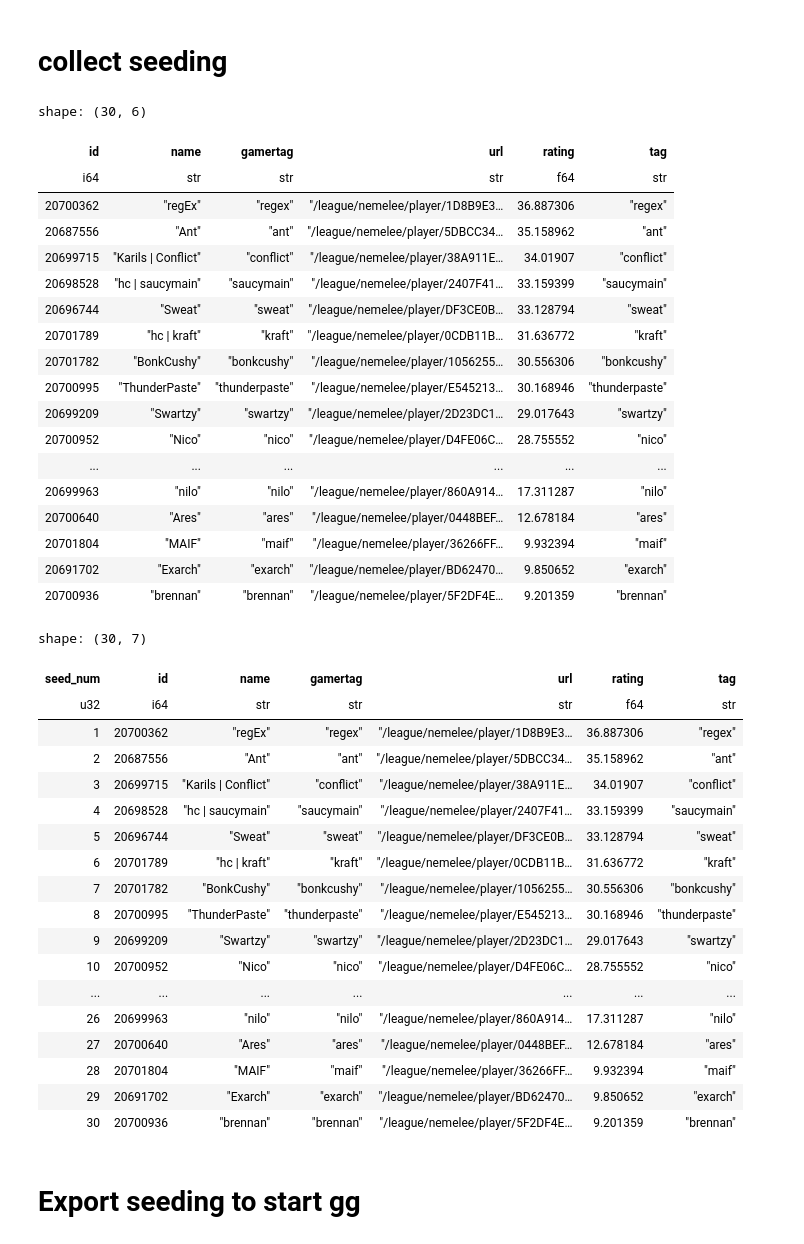
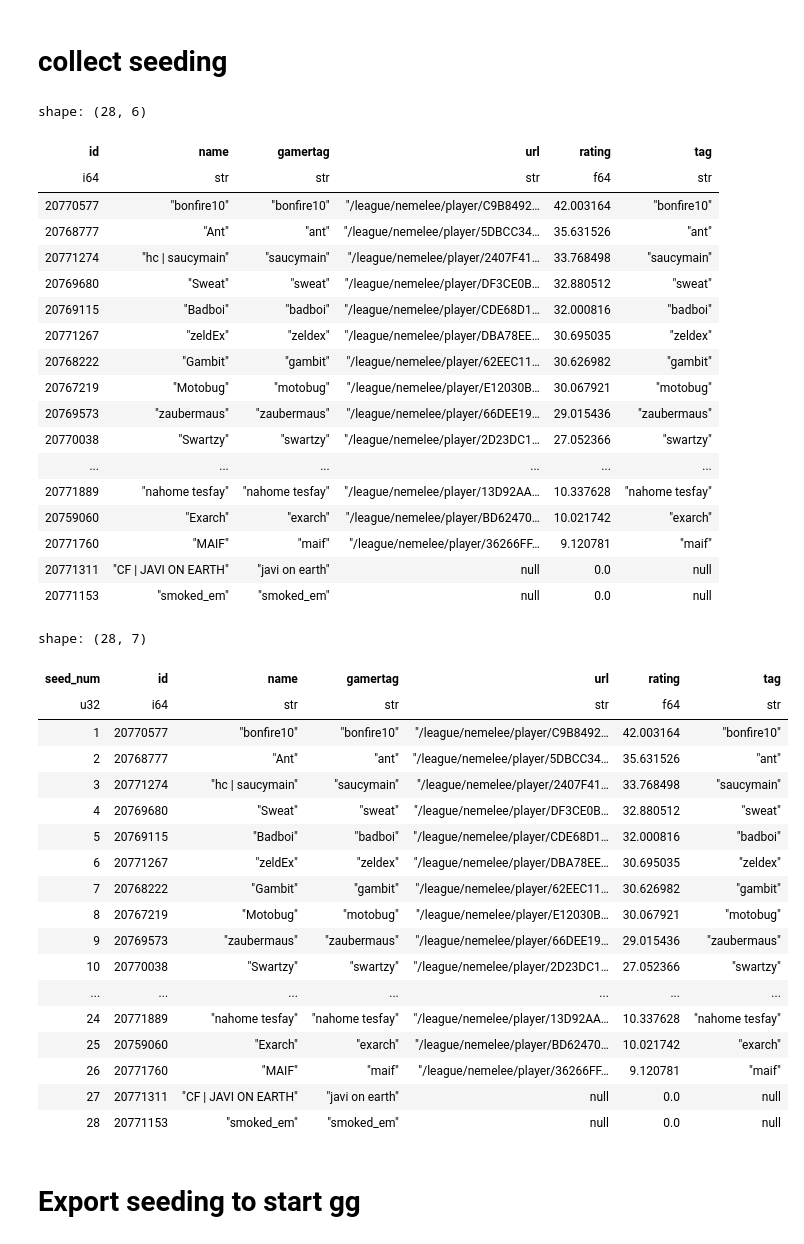
Before and after one commit to agiera/braacket-scraper, a Jupyter notebook: auto-seeding.ipynb, the cells around one changed output. Drawn from its saved outputs; the diff is of its cells as text; code cells hidden in the pictures.

```diff
--- a/auto-seeding.ipynb
+++ b/auto-seeding.ipynb
@@ -2,6 +2,8 @@
 # Get list of entrants
 # %%
 tournament_slug = 'ngpr'
+event_name = 'Melee Redemption'
+event_name = 'Melee Singles'
 # %%
 import json
 from gql import gql, Client
@@ -69,6 +74,6 @@ except Exception as e:
 # %%
 # Extract the event id for "Melee Singles"
 events = tournament_result['tournament']['events']
-melee_singles_id = next((event['id'] for event in events if event['name'] == "Melee Singles"), None)
-print("Melee Singles Event ID:", melee_singles_id)
+melee_singles_id = next((event['id'] for event in events if event_name in event['name']), None)
+print(f"{event_name} Event ID: {melee_singles_id}")
 # %% [output]
@@ -173,58 +178,58 @@ entrant_ratings = (
     .filter(pl.col('gamertag').is_not_null())
     .sort('rating', descending=True)
     .group_by('id').first()
+    .fill_null(0)
     .sort('rating', descending=True)
 )
 display(entrant_ratings)
 # %% [output]
-shape: (30, 6)
+shape: (28, 6)
 | id | name | gamertag | url | rating | tag |
 | i64 | str | str | str | f64 | str |
-| 20700362 | "regEx" | "regex" | "/league/nemelee/player/1D8B9E3… | 36.887306 | "regex" |
-| 20687556 | "Ant" | "ant" | "/league/nemelee/player/5DBCC34… | 35.158962 | "ant" |
-| 20699715 | "Karils | Conflict" | "conflict" | "/league/nemelee/player/38A911E… | 34.01907 | "conflict" |
-| 20698528 | "hc | saucymain" | "saucymain" | "/league/nemelee/player/2407F41… | 33.159399 | "saucymain" |
-| 20696744 | "Sweat" | "sweat" | "/league/nemelee/player/DF3CE0B… | 33.128794 | "sweat" |
-| 20701789 | "hc | kraft" | "kraft" | "/league/nemelee/player/0CDB11B… | 31.636772 | "kraft" |
-| 20701782 | "BonkCushy" | "bonkcushy" | "/league/nemelee/player/1056255… | 30.556306 | "bonkcushy" |
-| 20700995 | "ThunderPaste" | "thunderpaste" | "/league/nemelee/player/E545213… | 30.168946 | "thunderpaste" |
-| 20699209 | "Swartzy" | "swartzy" | "/league/nemelee/player/2D23DC1… | 29.017643 | "swartzy" |
-| 20700952 | "Nico" | "nico" | "/league/nemelee/player/D4FE06C… | 28.755552 | "nico" |
+| 20770577 | "bonfire10" | "bonfire10" | "/league/nemelee/player/C9B8492… | 42.003164 | "bonfire10" |
+| 20768777 | "Ant" | "ant" | "/league/nemelee/player/5DBCC34… | 35.631526 | "ant" |
+| 20771274 | "hc | saucymain" | "saucymain" | "/league/nemelee/player/2407F41… | 33.768498 | "saucymain" |
+| 20769680 | "Sweat" | "sweat" | "/league/nemelee/player/DF3CE0B… | 32.880512 | "sweat" |
+| 20769115 | "Badboi" | "badboi" | "/league/nemelee/player/CDE68D1… | 32.000816 | "badboi" |
+| 20771267 | "zeldEx" | "zeldex" | "/league/nemelee/player/DBA78EE… | 30.695035 | "zeldex" |
+| 20768222 | "Gambit" | "gambit" | "/league/nemelee/player/62EEC11… | 30.626982 | "gambit" |
+| 20767219 | "Motobug" | "motobug" | "/league/nemelee/player/E12030B… | 30.067921 | "motobug" |
+| 20769573 | "zaubermaus" | "zaubermaus" | "/league/nemelee/player/66DEE19… | 29.015436 | "zaubermaus" |
+| 20770038 | "Swartzy" | "swartzy" | "/league/nemelee/player/2D23DC1… | 27.052366 | "swartzy" |
 | ... | ... | ... | ... | ... | ... |
-| 20699963 | "nilo" | "nilo" | "/league/nemelee/player/860A914… | 17.311287 | "nilo" |
-| 20700640 | "Ares" | "ares" | "/league/nemelee/player/0448BEF… | 12.678184 | "ares" |
-| 20701804 | "MAIF" | "maif" | "/league/nemelee/player/36266FF… | 9.932394 | "maif" |
-| 20691702 | "Exarch" | "exarch" | "/league/nemelee/player/BD62470… | 9.850652 | "exarch" |
-| 20700936 | "brennan" | "brennan" | "/league/nemelee/player/5F2DF4E… | 9.201359 | "brennan" |
+| 20771889 | "nahome tesfay" | "nahome tesfay" | "/league/nemelee/player/13D92AA… | 10.337628 | "nahome tesfay" |
+| 20759060 | "Exarch" | "exarch" | "/league/nemelee/player/BD62470… | 10.021742 | "exarch" |
+| 20771760 | "MAIF" | "maif" | "/league/nemelee/player/36266FF… | 9.120781 | "maif" |
+| 20771311 | "CF | JAVI ON EARTH" | "javi on earth" | null | 0.0 | null |
+| 20771153 | "smoked_em" | "smoked_em" | null | 0.0 | null |
 # %%
 entrant_seeding = (
     entrant_ratings
-    .filter(pl.col('rating').is_not_null())
     .sort('rating', descending=True)
     .with_row_index('seed_num')
     .with_columns(pl.col('seed_num') + 1)
 )
 entrant_seeding
 # %% [output]
-shape: (30, 7)
+shape: (28, 7)
 | seed_num | id | name | gamertag | url | rating | tag |
 | u32 | i64 | str | str | str | f64 | str |
-| 1 | 20700362 | "regEx" | "regex" | "/league/nemelee/player/1D8B9E3… | 36.887306 | "regex" |
-| 2 | 20687556 | "Ant" | "ant" | "/league/nemelee/player/5DBCC34… | 35.158962 | "ant" |
-| 3 | 20699715 | "Karils | Conflict" | "conflict" | "/league/nemelee/player/38A911E… | 34.01907 | "conflict" |
-| 4 | 20698528 | "hc | saucymain" | "saucymain" | "/league/nemelee/player/2407F41… | 33.159399 | "saucymain" |
-| 5 | 20696744 | "Sweat" | "sweat" | "/league/nemelee/player/DF3CE0B… | 33.128794 | "sweat" |
-| 6 | 20701789 | "hc | kraft" | "kraft" | "/league/nemelee/player/0CDB11B… | 31.636772 | "kraft" |
-| 7 | 20701782 | "BonkCushy" | "bonkcushy" | "/league/nemelee/player/1056255… | 30.556306 | "bonkcushy" |
-| 8 | 20700995 | "ThunderPaste" | "thunderpaste" | "/league/nemelee/player/E545213… | 30.168946 | "thunderpaste" |
-| 9 | 20699209 | "Swartzy" | "swartzy" | "/league/nemelee/player/2D23DC1… | 29.017643 | "swartzy" |
-| 10 | 20700952 | "Nico" | "nico" | "/league/nemelee/player/D4FE06C… | 28.755552 | "nico" |
+| 1 | 20770577 | "bonfire10" | "bonfire10" | "/league/nemelee/player/C9B8492… | 42.003164 | "bonfire10" |
+| 2 | 20768777 | "Ant" | "ant" | "/league/nemelee/player/5DBCC34… | 35.631526 | "ant" |
+| 3 | 20771274 | "hc | saucymain" | "saucymain" | "/league/nemelee/player/2407F41… | 33.768498 | "saucymain" |
+| 4 | 20769680 | "Sweat" | "sweat" | "/league/nemelee/player/DF3CE0B… | 32.880512 | "sweat" |
+| 5 | 20769115 | "Badboi" | "badboi" | "/league/nemelee/player/CDE68D1… | 32.000816 | "badboi" |
+| 6 | 20771267 | "zeldEx" | "zeldex" | "/league/nemelee/player/DBA78EE… | 30.695035 | "zeldex" |
+| 7 | 20768222 | "Gambit" | "gambit" | "/league/nemelee/player/62EEC11… | 30.626982 | "gambit" |
+| 8 | 20767219 | "Motobug" | "motobug" | "/league/nemelee/player/E12030B… | 30.067921 | "motobug" |
+| 9 | 20769573 | "zaubermaus" | "zaubermaus" | "/league/nemelee/player/66DEE19… | 29.015436 | "zaubermaus" |
+| 10 | 20770038 | "Swartzy" | "swartzy" | "/league/nemelee/player/2D23DC1… | 27.052366 | "swartzy" |
 | ... | ... | ... | ... | ... | ... | ... |
-| 26 | 20699963 | "nilo" | "nilo" | "/league/nemelee/player/860A914… | 17.311287 | "nilo" |
-| 27 | 20700640 | "Ares" | "ares" | "/league/nemelee/player/0448BEF… | 12.678184 | "ares" |
-| 28 | 20701804 | "MAIF" | "maif" | "/league/nemelee/player/36266FF… | 9.932394 | "maif" |
-| 29 | 20691702 | "Exarch" | "exarch" | "/league/nemelee/player/BD62470… | 9.850652 | "exarch" |
-| 30 | 20700936 | "brennan" | "brennan" | "/league/nemelee/player/5F2DF4E… | 9.201359 | "brennan" |
+| 24 | 20771889 | "nahome tesfay" | "nahome tesfay" | "/league/nemelee/player/13D92AA… | 10.337628 | "nahome tesfay" |
+| 25 | 20759060 | "Exarch" | "exarch" | "/league/nemelee/player/BD62470… | 10.021742 | "exarch" |
+| 26 | 20771760 | "MAIF" | "maif" | "/league/nemelee/player/36266FF… | 9.120781 | "maif" |
+| 27 | 20771311 | "CF | JAVI ON EARTH" | "javi on earth" | null | 0.0 | null |
+| 28 | 20771153 | "smoked_em" | "smoked_em" | null | 0.0 | null |
 # %% [markdown]
 # Export seeding to start gg
 # %%
```
Also changed, not shown: parts of 11 cells of this notebook, 4 other files.
